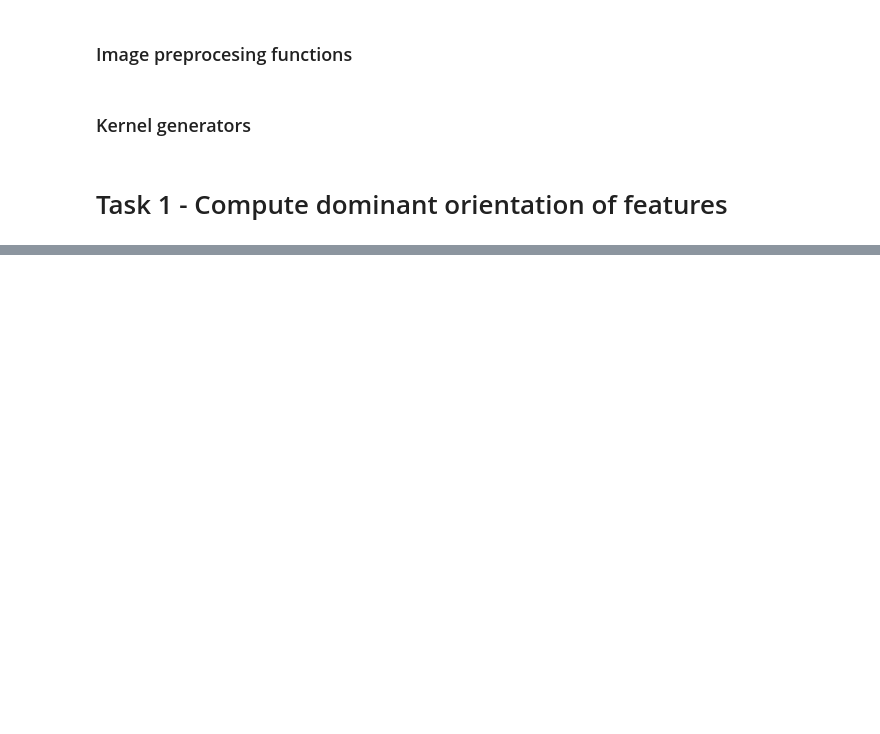
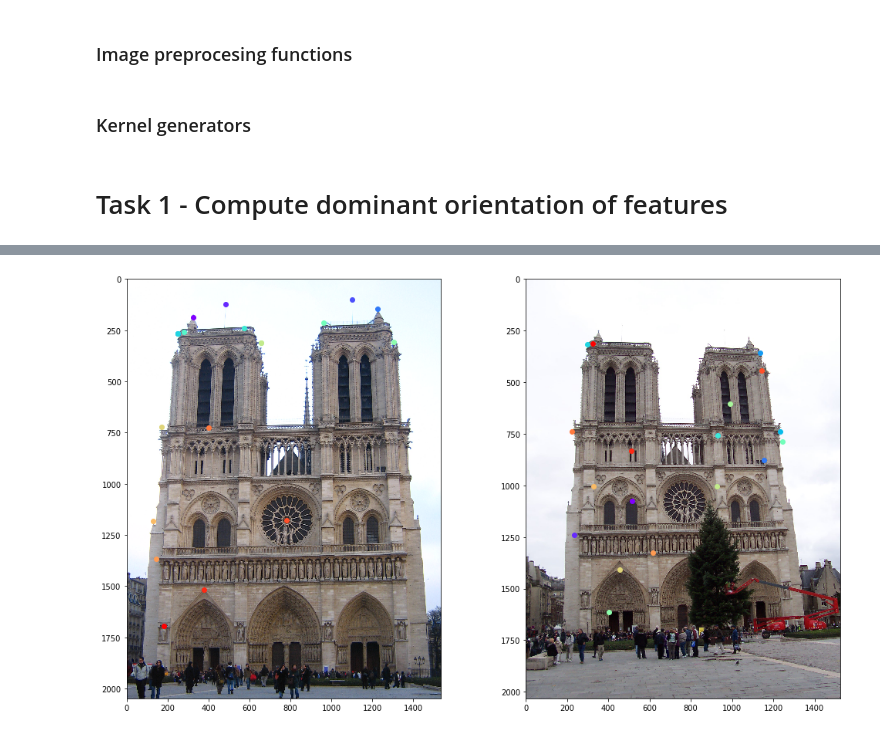
Before and after one commit to jdzejdzej/ComputerVision, a Jupyter notebook: lab_5/lab5.ipynb, the cells around one changed output, grey strips where cells are left out. Cells and saved outputs as stored; diff of their text form; code cells hidden in the pictures; blank space fills up the shorter version.

```diff
--- a/lab_5/lab5.ipynb
+++ b/lab_5/lab5.ipynb
@@ -135,0 +266,4 @@ for hist, bins in r:
+# %%
+from scipy.spatial.distance import cdist
+
+C = desc2[np.argmin(cdist(desc1[:, 4:],desc2[:, 4:]),1)]
@@ -135,0 +281,16 @@ for hist, bins in r:
+# %%
+n = 20
+import matplotlib.cm as cm
+colors = cm.rainbow(np.linspace(0, 1, n))
+
+fig = figure(figsize=(17, 10))
+ax = fig.subplots(1, 2)
+ax[0].imshow(notre_dame)
+for (x, y), c in zip(desc1[:n, :2], colors):
+    ax[0].scatter(x, y, color=c)
+
+ax[1].imshow(notre_dame2)
+for (x, y), c in zip(C[:n, :2], colors):
+    ax[1].scatter(x, y, color=c)
+# %% [output]
+[figure, added]
```
Also changed, not shown: parts of 23 cells of this notebook.
